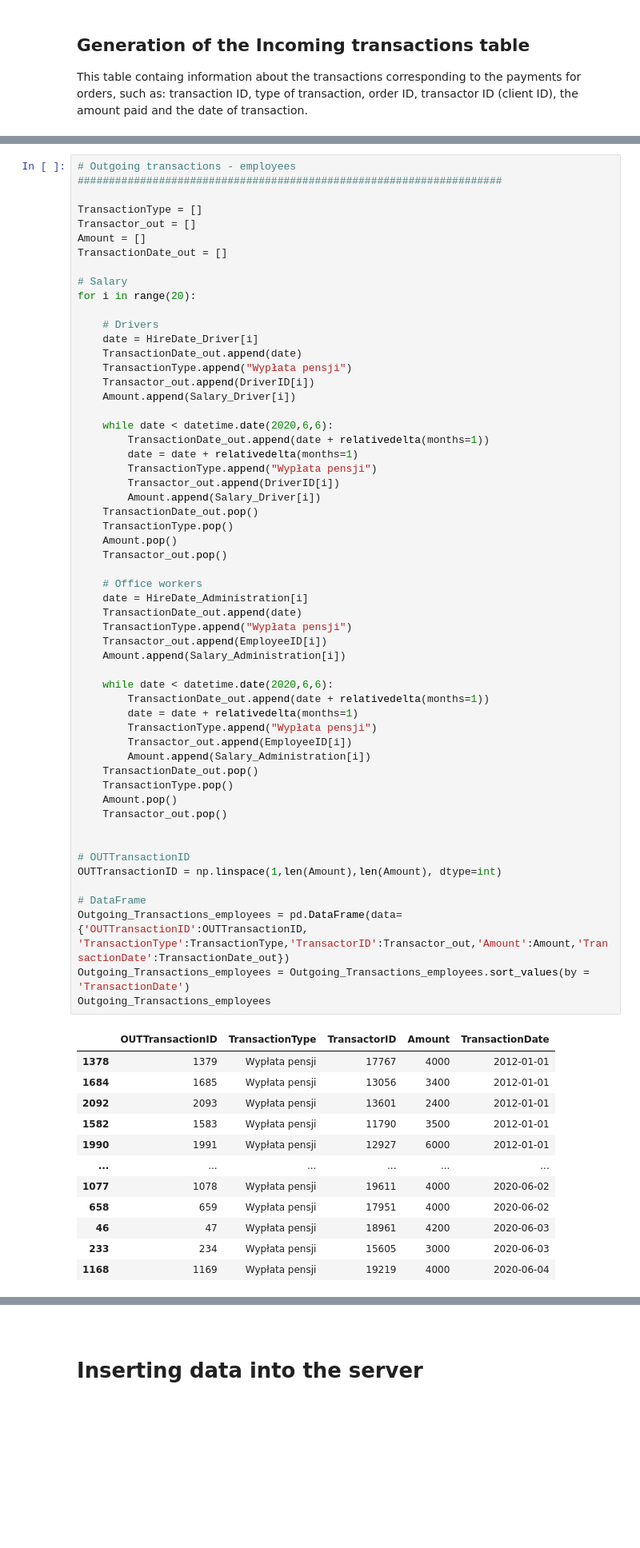
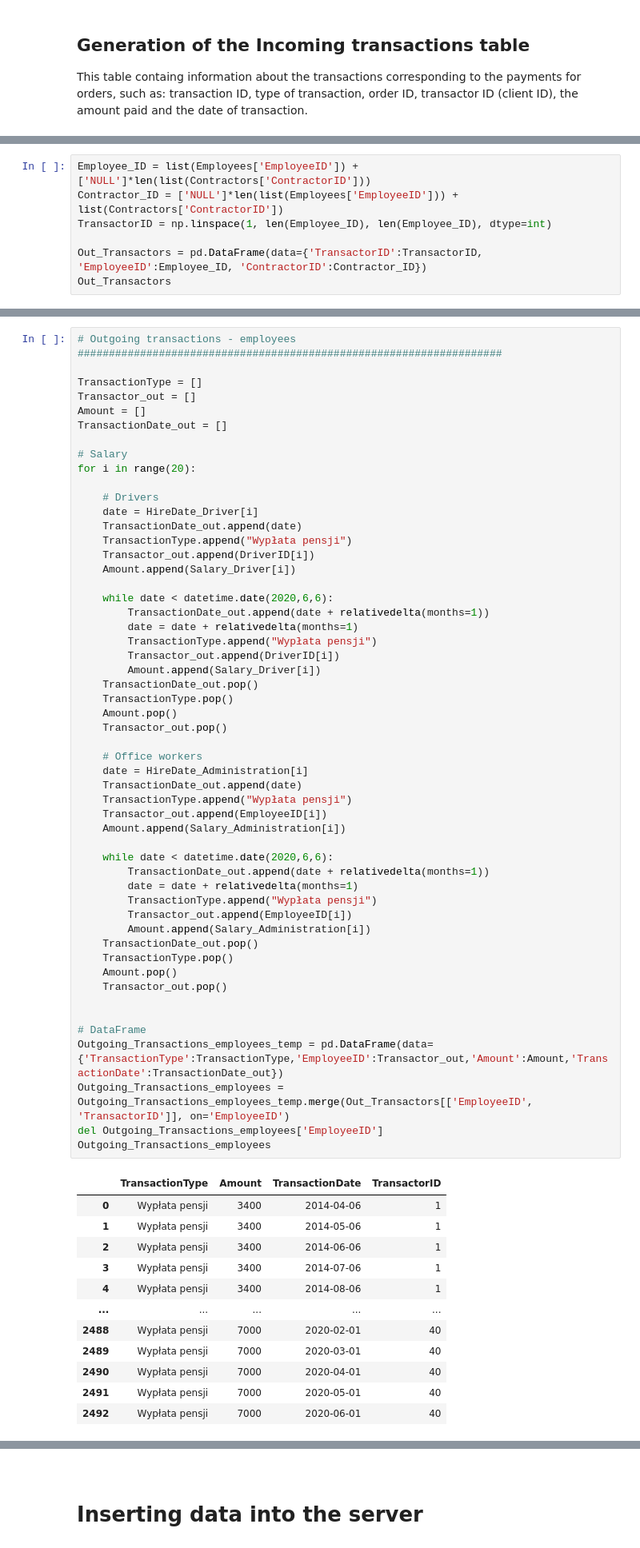
Before and after one commit to Mulares/Shipping_company_database, a Jupyter notebook: Shipping_company_database.ipynb, the cells around one changed output, grey strips where cells are left out. Shown at 80% size. Cells and saved outputs as stored; diff of their text form; blank space fills up the shorter version.

```diff
--- a/Shipping_company_database.ipynb
+++ b/Shipping_company_database.ipynb
@@ -658,0 +678,7 @@ Incoming_Transactions
+# %%
+Employee_ID = list(Employees['EmployeeID']) + ['NULL']*len(list(Contractors['ContractorID']))
+Contractor_ID = ['NULL']*len(list(Employees['EmployeeID'])) + list(Contractors['ContractorID'])
+TransactorID = np.linspace(1, len(Employee_ID), len(Employee_ID), dtype=int)
+
+Out_Transactors = pd.DataFrame(data={'TransactorID':TransactorID, 'EmployeeID':Employee_ID, 'ContractorID':Contractor_ID})
+Out_Transactors
@@ -715,47 +757,45 @@ for i in range(20):
         TransactionType.append("Wypłata pensji")
         Transactor_out.append(DriverID[i])
         Amount.append(Salary_Driver[i])
     TransactionDate_out.pop()
     TransactionType.pop()
     Amount.pop()
     Transactor_out.pop()
 
     # Office workers
     date = HireDate_Administration[i]
     TransactionDate_out.append(date)
     TransactionType.append("Wypłata pensji")
     Transactor_out.append(EmployeeID[i])
     Amount.append(Salary_Administration[i])
 
     while date < datetime.date(2020,6,6):
         TransactionDate_out.append(date + relativedelta(months=1))
         date = date + relativedelta(months=1)
         TransactionType.append("Wypłata pensji")
         Transactor_out.append(EmployeeID[i])
         Amount.append(Salary_Administration[i])
     TransactionDate_out.pop()
     TransactionType.pop()
     Amount.pop()
     Transactor_out.pop()
 
 
-# OUTTransactionID
-OUTTransactionID = np.linspace(1,len(Amount),len(Amount), dtype=int)
-
 # DataFrame
-Outgoing_Transactions_employees = pd.DataFrame(data={'OUTTransactionID':OUTTransactionID, 'TransactionType':TransactionType,'TransactorID':Transactor_out,'Amount':Amount,'TransactionDate':TransactionDate_out})
-Outgoing_Transactions_employees = Outgoing_Transactions_employees.sort_values(by = 'TransactionDate')
+Outgoing_Transactions_employees_temp = pd.DataFrame(data={'TransactionType':TransactionType,'EmployeeID':Transactor_out,'Amount':Amount,'TransactionDate':TransactionDate_out})
+Outgoing_Transactions_employees = Outgoing_Transactions_employees_temp.merge(Out_Transactors[['EmployeeID', 'TransactorID']], on='EmployeeID')
+del Outgoing_Transactions_employees['EmployeeID']
 Outgoing_Transactions_employees
 # %% [output]
-|  | OUTTransactionID | TransactionType | TransactorID | Amount | TransactionDate |
-| 1378 | 1379 | Wypłata pensji | 17767 | 4000 | 2012-01-01 |
-| 1684 | 1685 | Wypłata pensji | 13056 | 3400 | 2012-01-01 |
-| 2092 | 2093 | Wypłata pensji | 13601 | 2400 | 2012-01-01 |
-| 1582 | 1583 | Wypłata pensji | 11790 | 3500 | 2012-01-01 |
-| 1990 | 1991 | Wypłata pensji | 12927 | 6000 | 2012-01-01 |
-| ... | ... | ... | ... | ... | ... |
-| 1077 | 1078 | Wypłata pensji | 19611 | 4000 | 2020-06-02 |
-| 658 | 659 | Wypłata pensji | 17951 | 4000 | 2020-06-02 |
-| 46 | 47 | Wypłata pensji | 18961 | 4200 | 2020-06-03 |
-| 233 | 234 | Wypłata pensji | 15605 | 3000 | 2020-06-03 |
-| 1168 | 1169 | Wypłata pensji | 19219 | 4000 | 2020-06-04 |
+|  | TransactionType | Amount | TransactionDate | TransactorID |
+| 0 | Wypłata pensji | 3400 | 2014-04-06 | 1 |
+| 1 | Wypłata pensji | 3400 | 2014-05-06 | 1 |
+| 2 | Wypłata pensji | 3400 | 2014-06-06 | 1 |
+| 3 | Wypłata pensji | 3400 | 2014-07-06 | 1 |
+| 4 | Wypłata pensji | 3400 | 2014-08-06 | 1 |
+| ... | ... | ... | ... | ... |
+| 2488 | Wypłata pensji | 7000 | 2020-02-01 | 40 |
+| 2489 | Wypłata pensji | 7000 | 2020-03-01 | 40 |
+| 2490 | Wypłata pensji | 7000 | 2020-04-01 | 40 |
+| 2491 | Wypłata pensji | 7000 | 2020-05-01 | 40 |
+| 2492 | Wypłata pensji | 7000 | 2020-06-01 | 40 |
```
Also changed, not shown: parts of 21 cells of this notebook, 2 other files.
